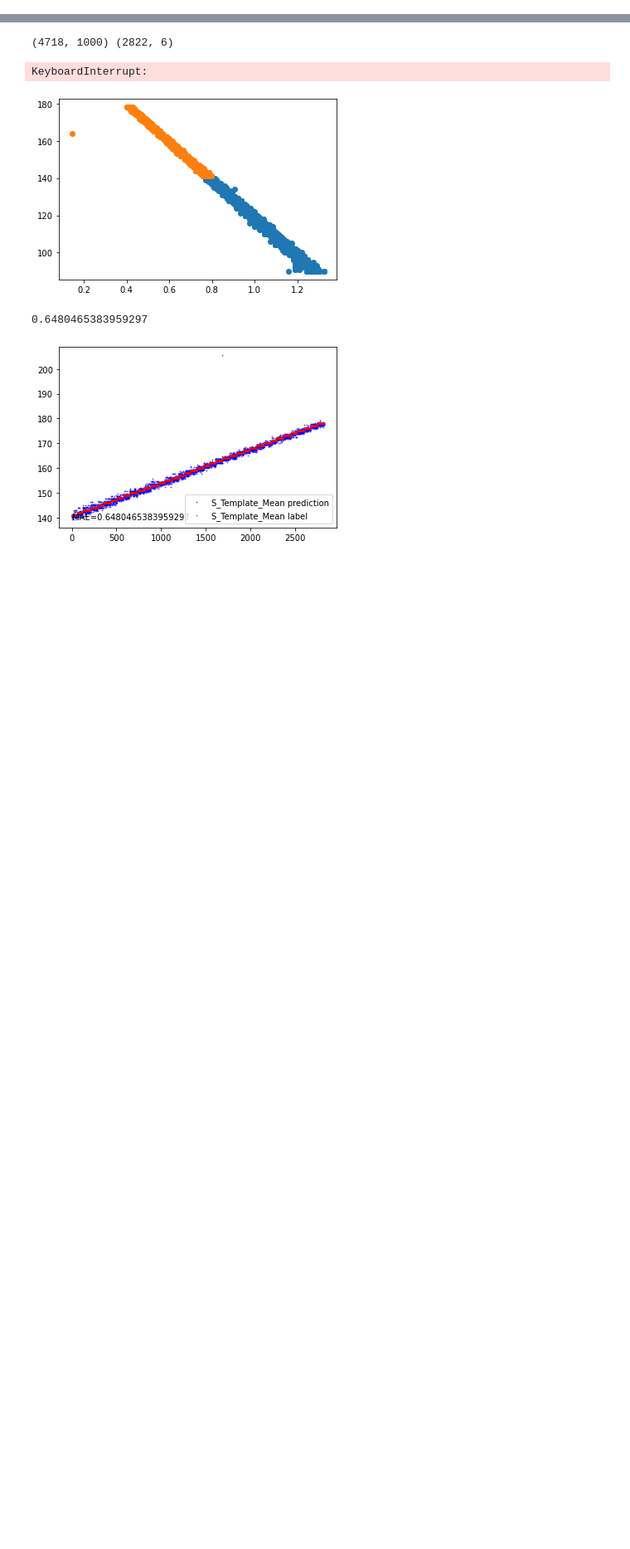
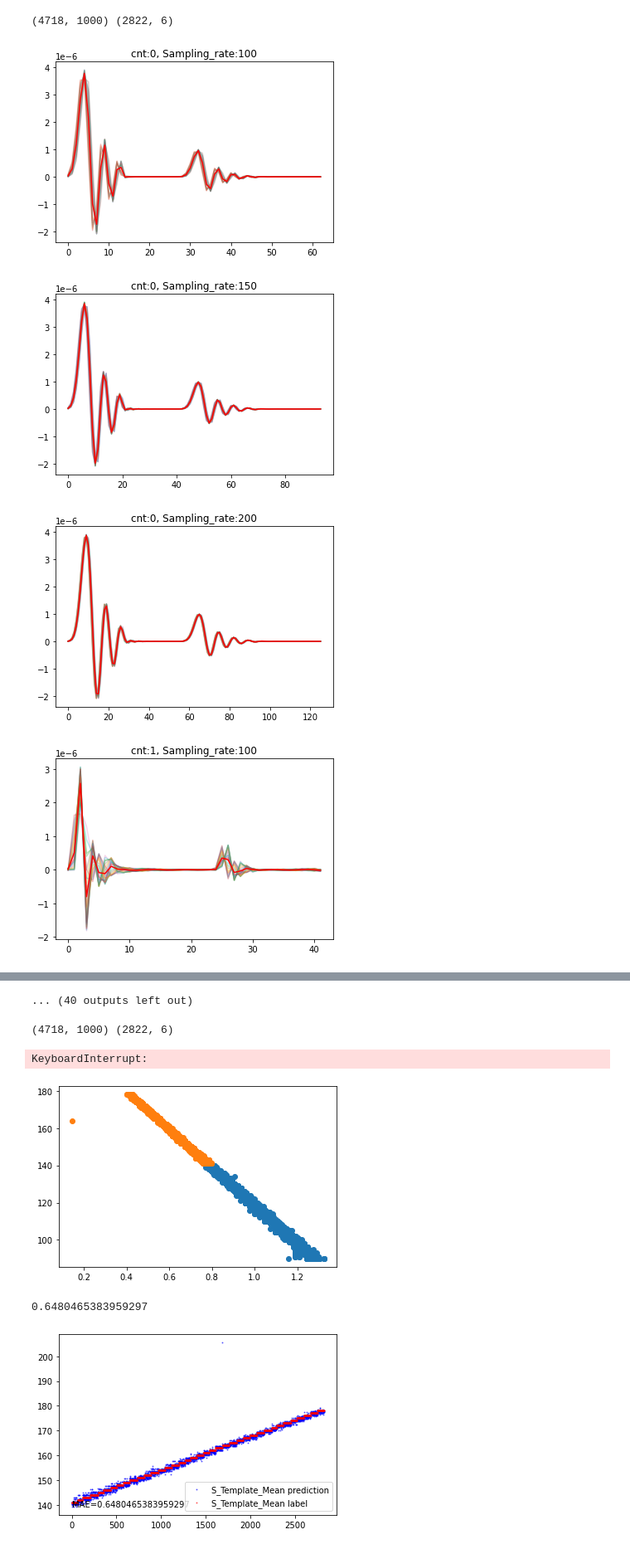
Before and after one commit to A-Big-Tortoise/NRSR_Research, a Jupyter notebook: Code/Frequency/Freq_Resample.ipynb, the cells around one changed output, grey strips where cells are left out. Shown at 83% size. Drawn from its saved outputs; the diff is of its cells as text; code cells hidden in the pictures; blank space fills up the shorter version.

```diff
--- a/Code/Frequency/Freq_Resample.ipynb
+++ b/Code/Frequency/Freq_Resample.ipynb
@@ -93,3 +93,76 @@ def get_features(template, h, d):
         plt.show()
 
     return [dis12/dis21, A0/A1]
+# %%
+from tqdm import tqdm
+# from dtw.dtw import dtw
+# import random
+from scipy.signal import resample, resample_poly
+import matplotlib.gridspec as gridspec
+from Code.DTW.dba.DBA import performDBA
+
+if __name__=='__main__':
+    labels_0_train, labels_0_test, signals_0_train, signals_0_test = std_data(0)
+    # labels_1_train, labels_1_test, signals_1_train, signals_1_test = std_data(0.1)
+
+    def extract_features(signals, labels, alpha, h, d, echo):
+        Template_features = []
+        idxs = []
+        D = []
+        for cnt, signal_ in tqdm(enumerate(signals)):
+            hr = labels[cnt, 2]
+            ddd = labels[cnt, -1]
+            D.append(ddd)
+
+            signal100 = signal_
+            large_peaks100, _ = find_peaks(signal100, height=np.max(signal100)*0.3, distance=5000//(hr*alpha))
+            signal150 = resample_poly(signal_, 1500, 1000)
+            large_peaks150, _ = find_peaks(signal150, height=np.max(signal150)*0.3, distance=7500//(hr*alpha))
+            signal200 = resample_poly(signal_, 2000, 1000)
+            large_peaks200, _ = find_peaks(signal200, height=np.max(signal200)*0.3, distance=10000//(hr*alpha))
+
+            pieces100 = segmentation(signal100, large_peaks100)
+            pieces150 = segmentation(signal150, large_peaks150)
+            pieces200 = segmentation(signal200, large_peaks200)
+
+
+
+
+            plt.figure()
+            plt.title(f'cnt:{cnt}, Sampling_rate:{100}')
+            for s in pieces100:
+                plt.plot(range(0,len(s)), s, alpha=0.3)
+            plt.plot(np.array(pieces100).mean(0), color='r', label='template')
+            plt.savefig(f'D:\PHD\Presentation\Pics\\1212\cnt{cnt}_SamplingRate_{100}' )
+            plt.show()
+
+            plt.figure()
+            plt.title(f'cnt:{cnt}, Sampling_rate:{150}')
+            for s in pieces150:
+                plt.plot(range(0,len(s)), s, alpha=0.3)
+            plt.plot(np.array(pieces150).mean(0), color='r', label='template')
+            plt.savefig(f'D:\PHD\Presentation\Pics\\1212\cnt{cnt}_SamplingRate_{150}' )
+            plt.show()
+
+            plt.figure()
+            plt.title(f'cnt:{cnt}, Sampling_rate:{200}')
+            for s in pieces200:
+                plt.plot(range(0,len(s)), s, alpha=0.3)
+            plt.plot(np.array(pieces200).mean(0), color='r', label='template')
+            plt.savefig(f'D:\PHD\Presentation\Pics\\1212\cnt{cnt}_SamplingRate_{200}' )
+            plt.show()
+            if cnt > echo:
+                break
+
+        return np.array(Template_features), np.array(idxs)
+
+    echo1 = 10
+    echo2 = 3
+    template_features_train, idxs_train = extract_features(signals_0_train, labels_0_train, 1, 0.1, 0.15, echo1)
+    template_features_test, idxs_test = extract_features(signals_0_test, labels_0_test, 1.2, 0.12, 0.12, echo2)
+# %% [output]
+(4718, 1000) (2822, 6)
+[figure, added]
+[figure, added]
+[figure, added]
+[figure, added]
@@ -96,3 +176,4 @@ def get_features(template, h, d):
+... (40 outputs left out)
 # %%
 from tqdm import tqdm
 # from dtw.dtw import dtw
```
Also changed, not shown: parts of 2 cells of this notebook, 9 other files.
